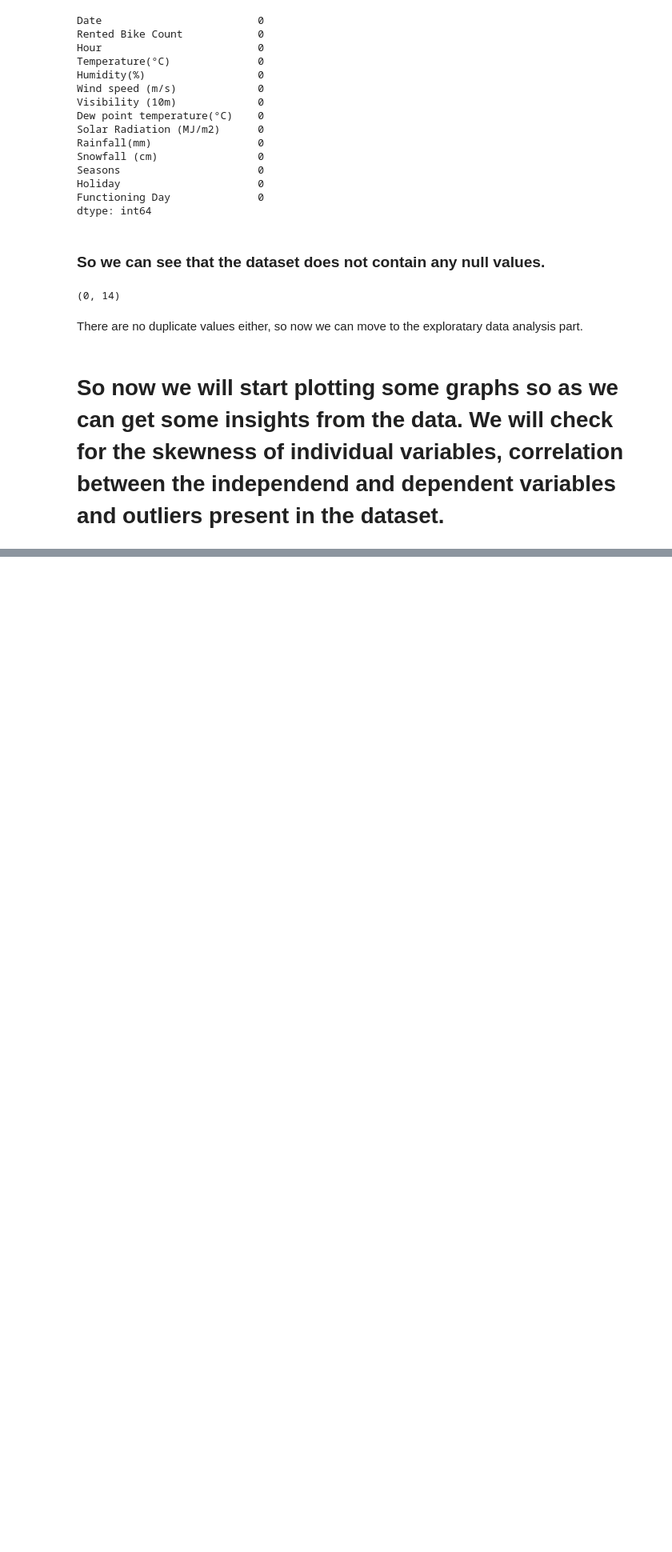
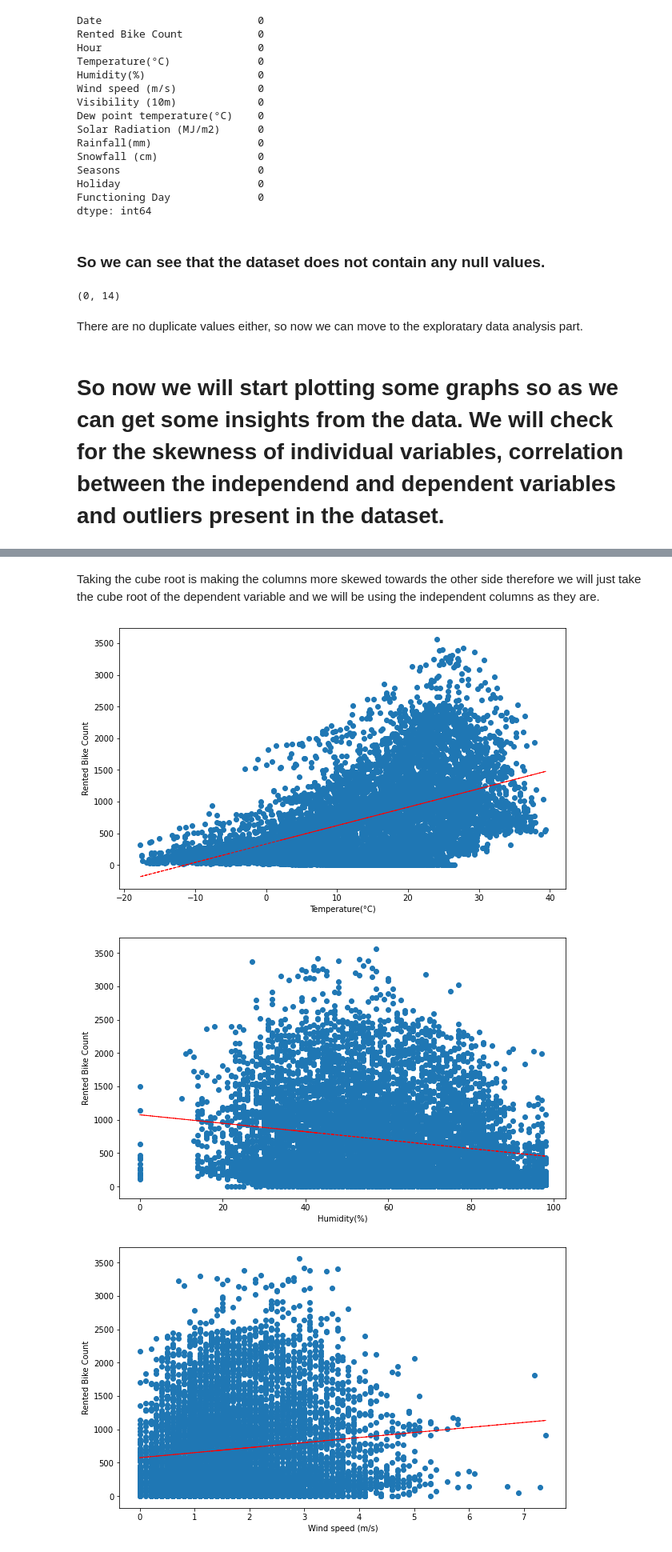
Before and after one commit to jatinsharma16/Capstone-Project-Linear-Regression, a Jupyter notebook: Bike_Sharing_Demand_Prediction_Capstone_Project.ipynb, the cells around one changed output, grey strips where cells are left out. Shown at 80% size. Saved outputs shown, nothing was run; the diff lists cells and outputs as text; code cells hidden in the pictures; blank space fills up the shorter version.

```diff
--- a/Bike_Sharing_Demand_Prediction_Capstone_Project.ipynb
+++ b/Bike_Sharing_Demand_Prediction_Capstone_Project.ipynb
@@ -167,0 +229,23 @@ There are no duplicate values either, so now we can move to the exploratary data
+# %% [markdown]
+Taking the cube root is making the columns more skewed towards the other side therefore we will just take the cube root of the dependent variable and we will be using the independent columns as they are.
+# %%
+# Plotting the scatter plot between the numerical columns and dependent column
+
+for col in numeric_col[1:]:
+    fig = plt.figure(figsize=(10, 6))
+    ax = fig.gca()
+    feature = df[col]
+    label = df['Rented Bike Count']
+    plt.scatter(x=feature, y=label)
+    plt.xlabel(col)
+    plt.ylabel('Rented Bike Count')
+
+    z = np.polyfit(df[col], df['Rented Bike Count'], 1)
+    y_hat = np.poly1d(z)(df[col])
+    plt.plot(df[col], y_hat, "r--", lw=1)
+
+plt.show()
+# %% [output]
+[figure, added]
+[figure, added]
+[figure, added]
```
Also changed, not shown: parts of 17 cells of this notebook.
